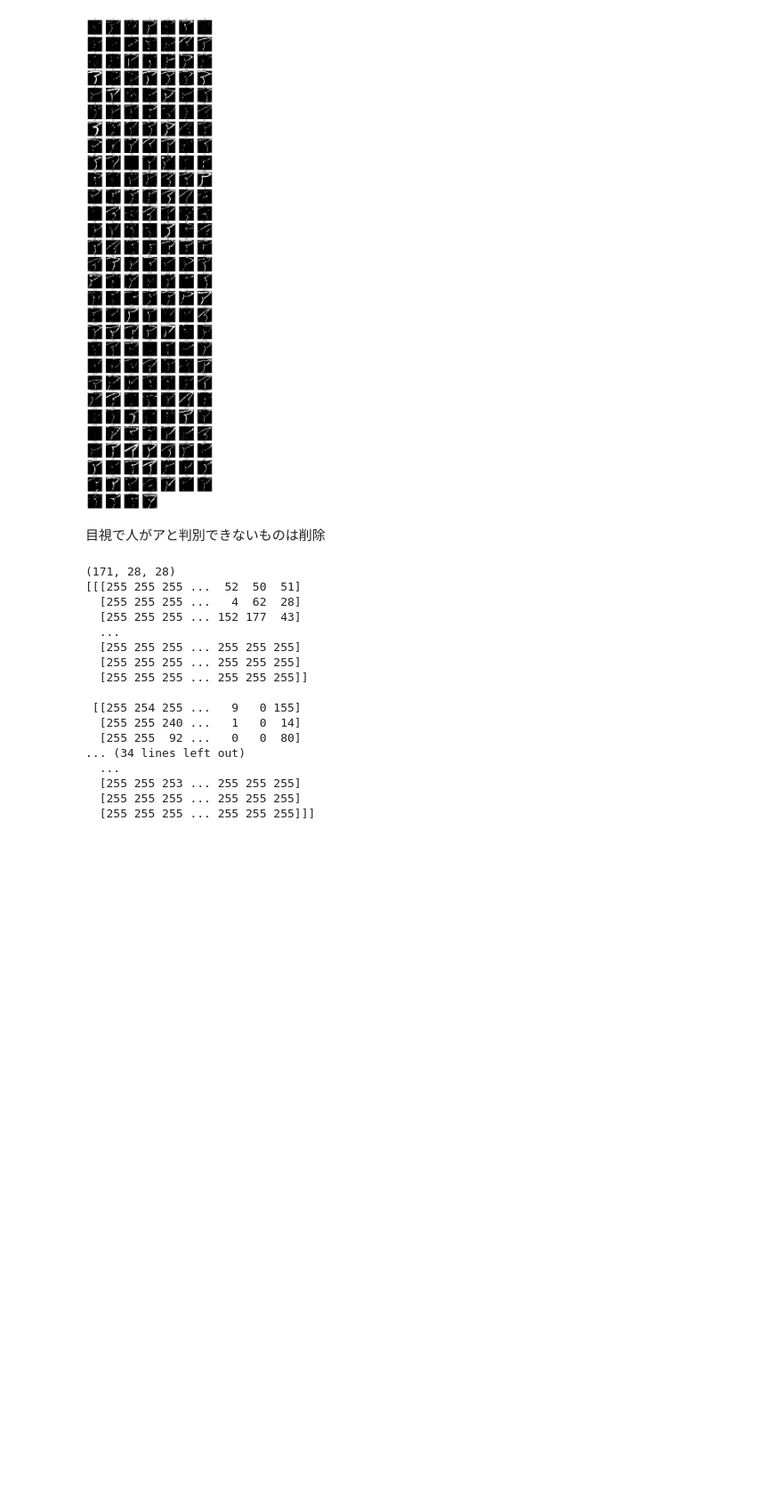
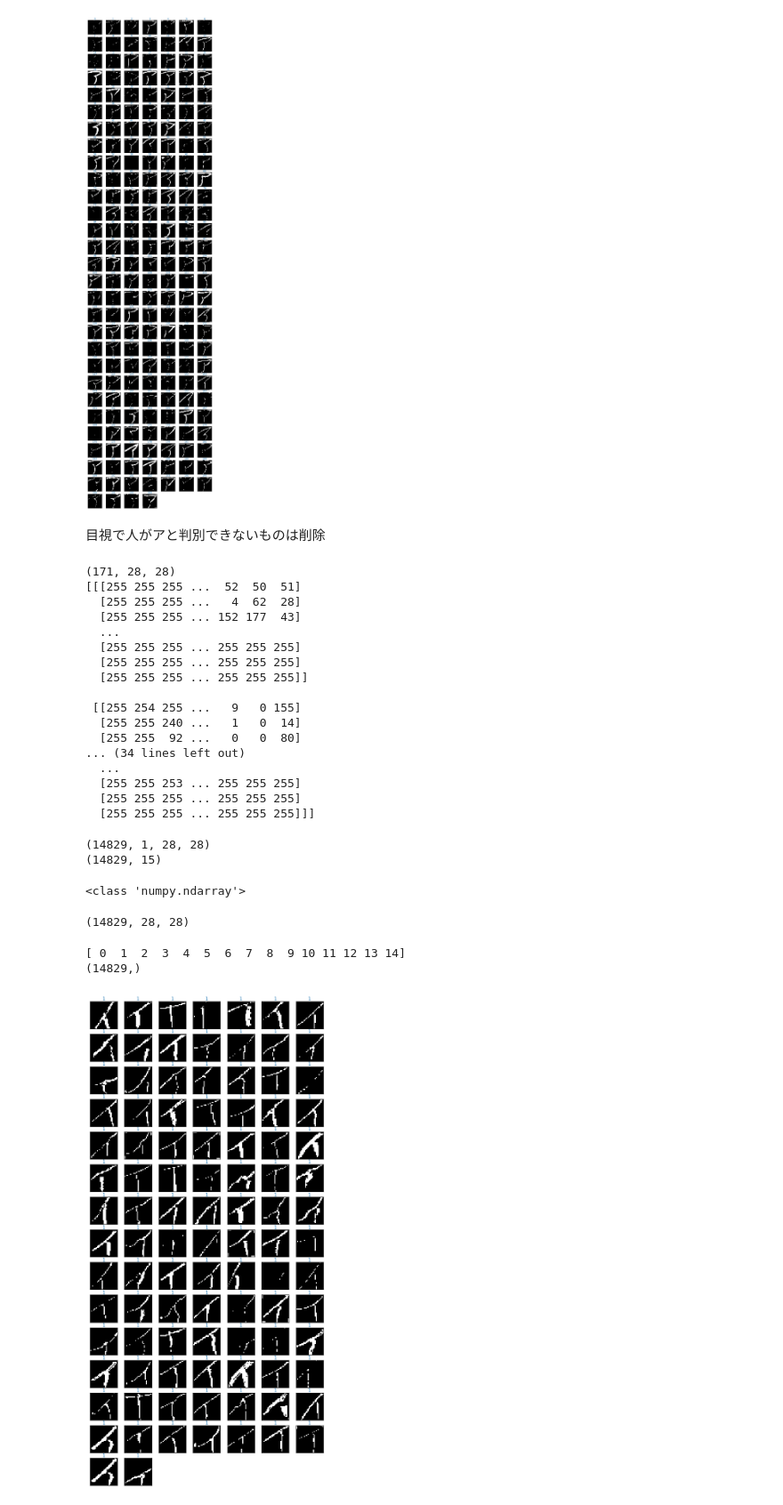
Before and after one commit to tnonoyama/dl_online_2023_1_submit_katakana, a Jupyter notebook: kadai/dataset_arrangement-Copy2.ipynb, the cells around one changed output. Shown at 89% size. Drawn from its saved outputs; the diff is of its cells as text; code cells hidden in the pictures; blank space fills up the shorter version.

```diff
--- a/kadai/dataset_arrangement-Copy2.ipynb
+++ b/kadai/dataset_arrangement-Copy2.ipynb
@@ -391,3 +391,56 @@ print(aug_data_a_image_w_pre_prcs)
   [255 255 253 ... 255 255 255]
   [255 255 255 ... 255 255 255]
   [255 255 255 ... 255 255 255]]]
+# %%
+data = np.load('../1_data/new_data_set_r02.npy')
+
+label = np.load('../1_data/new_label_r02.npy')
+
+print(data.shape)
+print(label.shape)
+# %% [output]
+(14829, 1, 28, 28)
+(14829, 15)
+# %%
+print(type(data))
+# %% [output]
+<class 'numpy.ndarray'>
+# %%
+image_array = data.reshape(-1, 28, 28)
+print(image_array.shape)
+# %% [output]
+(14829, 28, 28)
+# %%
+vec_trans_id = np.array([0, 1, 2, 3, 4, 5, 6, 7, 8, 9, 10, 11, 12, 13, 14])
+print(vec_trans_id)
+
+cls = np.dot(label, vec_trans_id.T)
+print(cls.shape)
+# %% [output]
+[ 0  1  2  3  4  5  6  7  8  9 10 11 12 13 14]
+(14829,)
+# %%
+image_array_small = image_array[2000:2100, :, :]
+cls_small = cls[2000:2100]
+
+# matplotlib 出力
+n_cols = 7
+n_rows = ((len(image_array_small)-1)//n_cols)+1
+fig, ax = plt.subplots(nrows=n_rows, ncols=n_cols, figsize=(6.5, 0.9*n_rows), dpi=120)
+for i,ax in enumerate( np.ravel(ax) ):
+  if i < len(image_array_small):
+    ax.imshow(image_array_small[i],interpolation='nearest',vmin=0.,vmax=1.,cmap='Greys')
+
+    # 目盛などを非表示に
+    ax.tick_params(axis='both', which='both', left=False, labelleft=False,
+                   bottom=False, labelbottom=False)
+
+    # 青色でインデックスを表示
+    ax.set_title(cls_small[i],fontsize=7,pad=1.5,color='tab:blue')
+
+  else :
+    ax.axis('off') # 余白処理
+
+plt.show()
+# %% [output]
+[figure, added]
```
Also changed, not shown: 3 other files.
